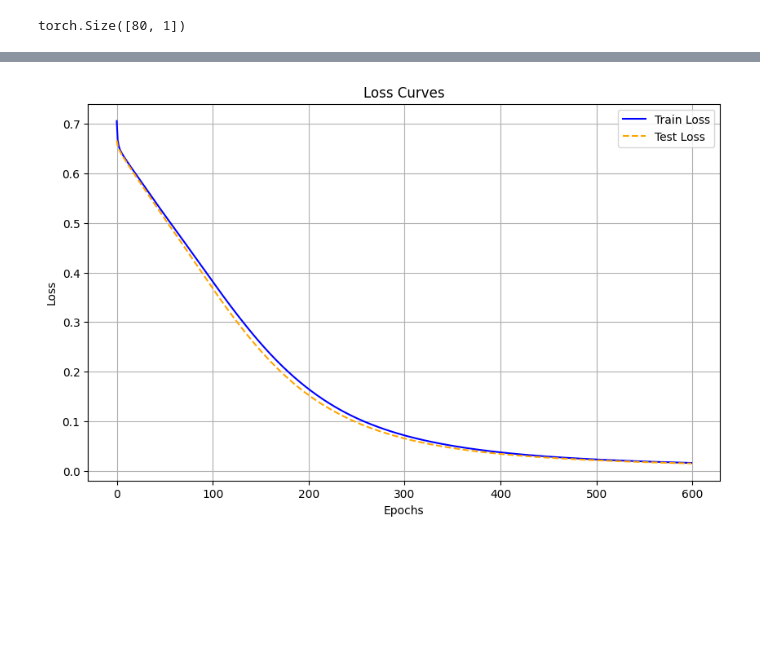
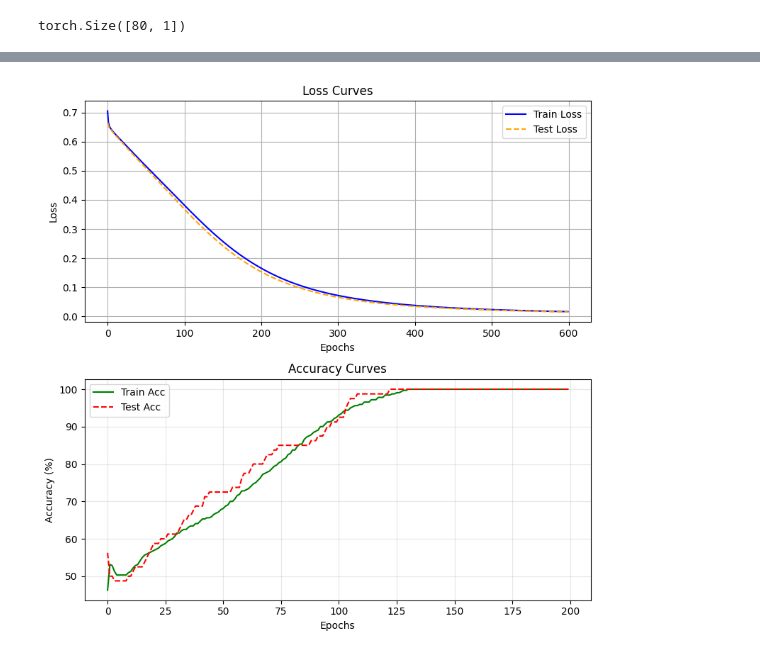
Before and after one commit to ackrbulut11/deep-learning-notes, a Jupyter notebook: Pytorch/seismic_activity_svm.ipynb, the cells around one changed output, grey strips where cells are left out. Saved outputs shown, nothing was run; the diff lists cells and outputs as text; code cells hidden in the pictures; blank space fills up the shorter version.

Commit message:
visualisation accuracy and loss

```diff
--- a/Pytorch/seismic_activity_svm.ipynb
+++ b/Pytorch/seismic_activity_svm.ipynb
@@ -111,6 +111,8 @@ epochs = 600
 epoch_count = []
 train_loss_values = []
 test_loss_values = []
+train_acc_values = []
+test_acc_values = []
 
 for epoch in range(epochs):
     model.train()
@@ -143,6 +145,8 @@ for epoch in range(epochs):
         epoch_count.append(epoch)
         train_loss_values.append(loss.item())
         test_loss_values.append(test_loss.item())
+        train_acc_values.append(acc)
+        test_acc_values.append(test_acc)
 
     if epoch % 20 == 0:
         print(f"Epoch: {epoch}, Loss: {loss:.2f}, Acc: {acc:.2f} -- Test Loss: {test_loss:.2f}, Test Accuracy: {test_acc:.2f}, ")
@@ -165,15 +169,27 @@ Epoch: 540, Loss: 0.02, Acc: 100.00 -- Test Loss: 0.02, Test Accuracy: 100.00,
 Epoch: 560, Loss: 0.02, Acc: 100.00 -- Test Loss: 0.02, Test Accuracy: 100.00,
 Epoch: 580, Loss: 0.02, Acc: 100.00 -- Test Loss: 0.02, Test Accuracy: 100.00,
 # %%
-plt.figure(figsize=(10,6))
+plt.figure(figsize=(8,8))
 
+plt.subplot(2, 1, 1)
 plt.plot(epoch_count, train_loss_values, label="Train Loss", color="blue")
 plt.plot(epoch_count, test_loss_values, label="Test Loss", color="orange", linestyle="--")
 plt.title("Loss Curves")
 plt.ylabel("Loss")
 plt.xlabel("Epochs")
 plt.legend()
 plt.grid(True)
+
+plt.subplot(2, 1, 2) # 1 satır, 2 sütun, 2. grafik
+plt.plot(epoch_count[:200], train_acc_values[:200], label="Train Acc", color="green")
+plt.plot(epoch_count[:200], test_acc_values[:200], label="Test Acc", color="red", linestyle="--")
+plt.title("Accuracy Curves")
+plt.xlabel("Epochs")
+plt.ylabel("Accuracy (%)")
+plt.legend()
+plt.grid(True, alpha=0.3)
+
+plt.tight_layout()
 plt.show()
 # %% [output]
-[figure, old version]
+[figure, new version]
```
